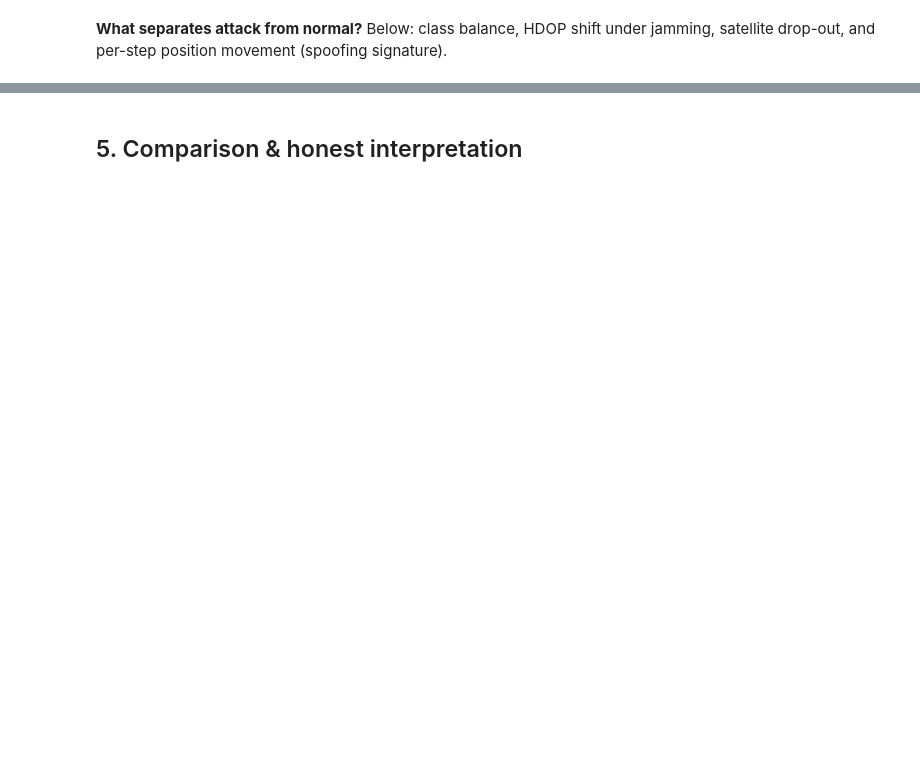
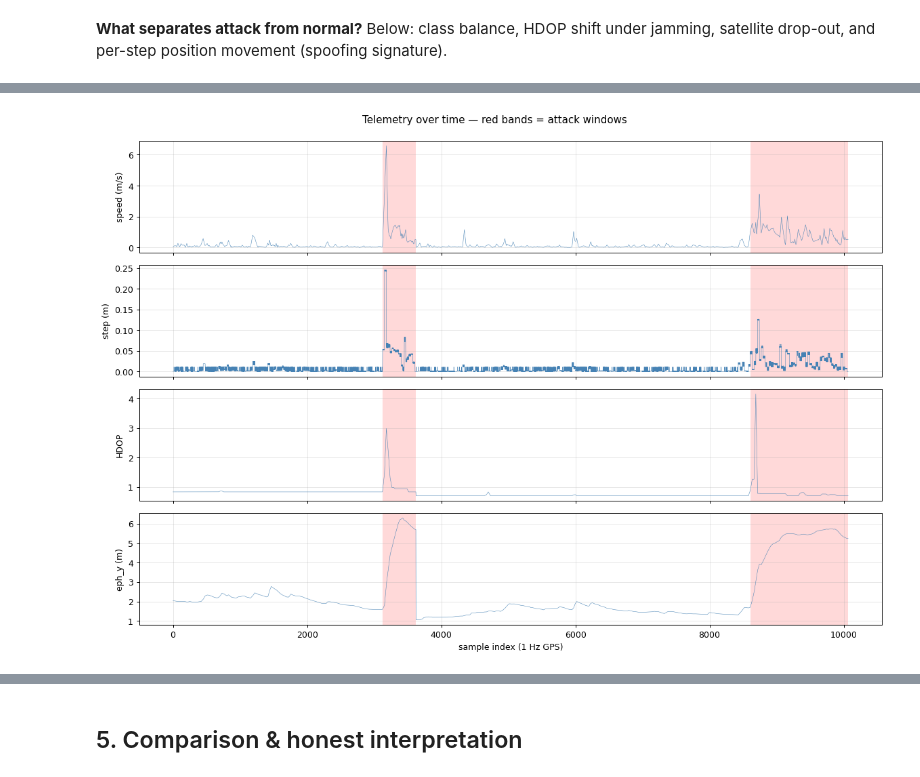
Before and after one commit to szyraf/gnss-guardian, a Jupyter notebook: notebooks/01_UAV_Analysis.ipynb, the cells around one changed output, grey strips where cells are left out. Cells and saved outputs as stored; diff of their text form; code cells hidden in the pictures; blank space fills up the shorter version.

```diff
--- a/notebooks/01_UAV_Analysis.ipynb
+++ b/notebooks/01_UAV_Analysis.ipynb
@@ -188,0 +235,28 @@ df[FEATURES].describe().round(2)
+# %%
+# --- 1. Telemetry timelines with attack windows shaded red ---
+# IEEE CSV stores lat/lon as 1e-7 deg, so for plotting in real metres
+# we need the same scale-back factor here.
+_SCALE = 1e-7 if df['lat_y'].abs().max() > 1000 else 1.0
+step_plot = df['step_metres'] * _SCALE  # shown in real metres
+
+in_atk = df['is_attack'].values
+starts = np.where(np.diff(np.concatenate([[0], in_atk])) ==  1)[0]
+ends   = np.where(np.diff(np.concatenate([in_atk, [0]])) == -1)[0]
+
+fig, axes = plt.subplots(4, 1, figsize=(13, 9), sharex=True)
+panels = [
+    (axes[0], df['speed_3d'], 'speed (m/s)'),
+    (axes[1], step_plot,      'step (m)'),
+    (axes[2], df['hdop'],     'HDOP'),
+    (axes[3], df['eph_y'],    'eph_y (m)'),
+]
+for ax, series, lab in panels:
+    ax.plot(df.index, series, lw=0.4, color='steelblue')
+    for s, e in zip(starts, ends):
+        ax.axvspan(s, e, color='red', alpha=0.15, lw=0)
+    ax.set_ylabel(lab); ax.grid(alpha=0.3)
+axes[-1].set_xlabel('sample index (1 Hz GPS)')
+fig.suptitle('Telemetry over time - red bands = attack windows', y=0.995)
+plt.tight_layout(); plt.show()
+# %% [output]
+[figure, added]
```
Also changed, not shown: parts of 16 cells of this notebook, 3 other files.
